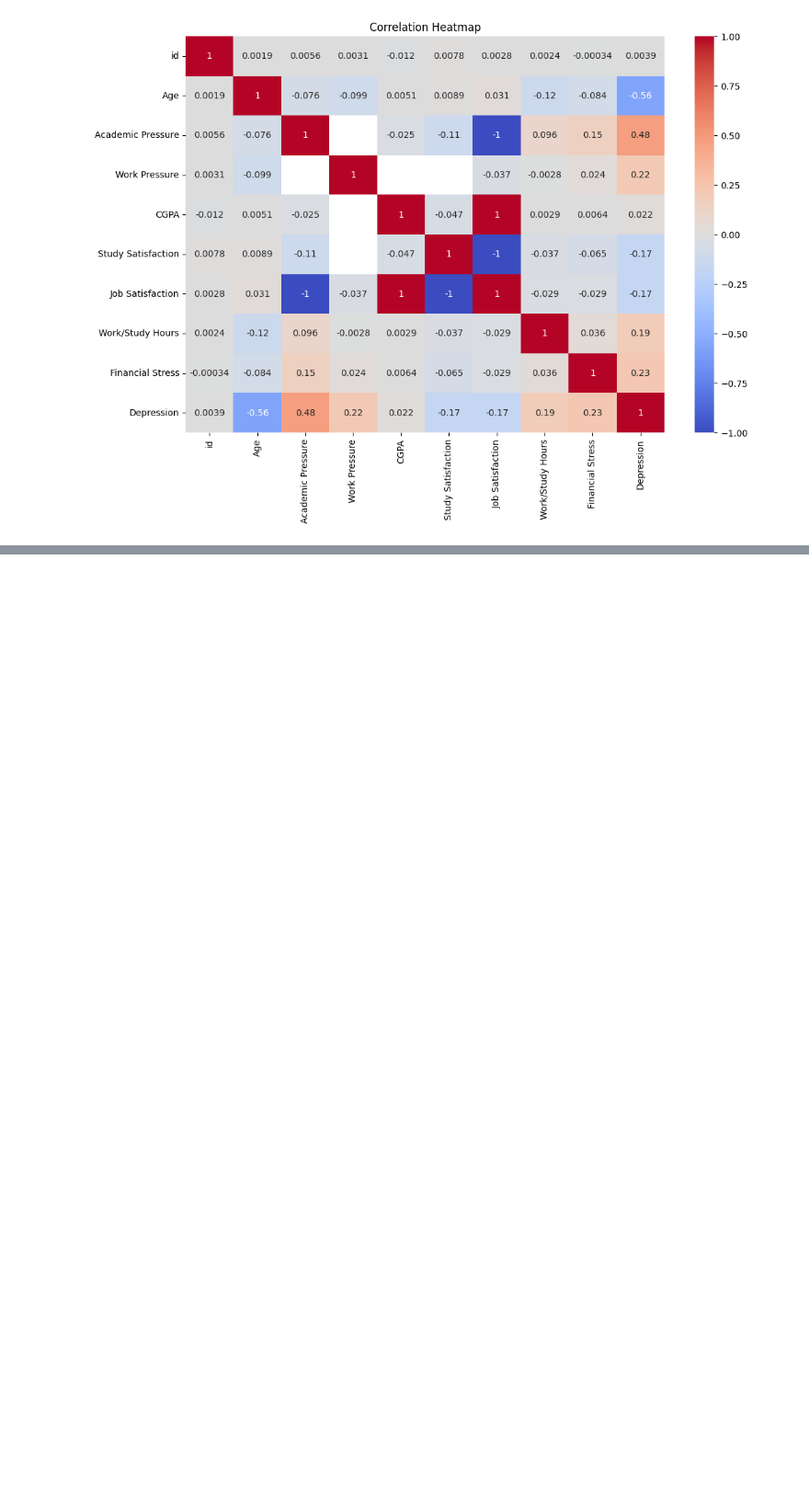
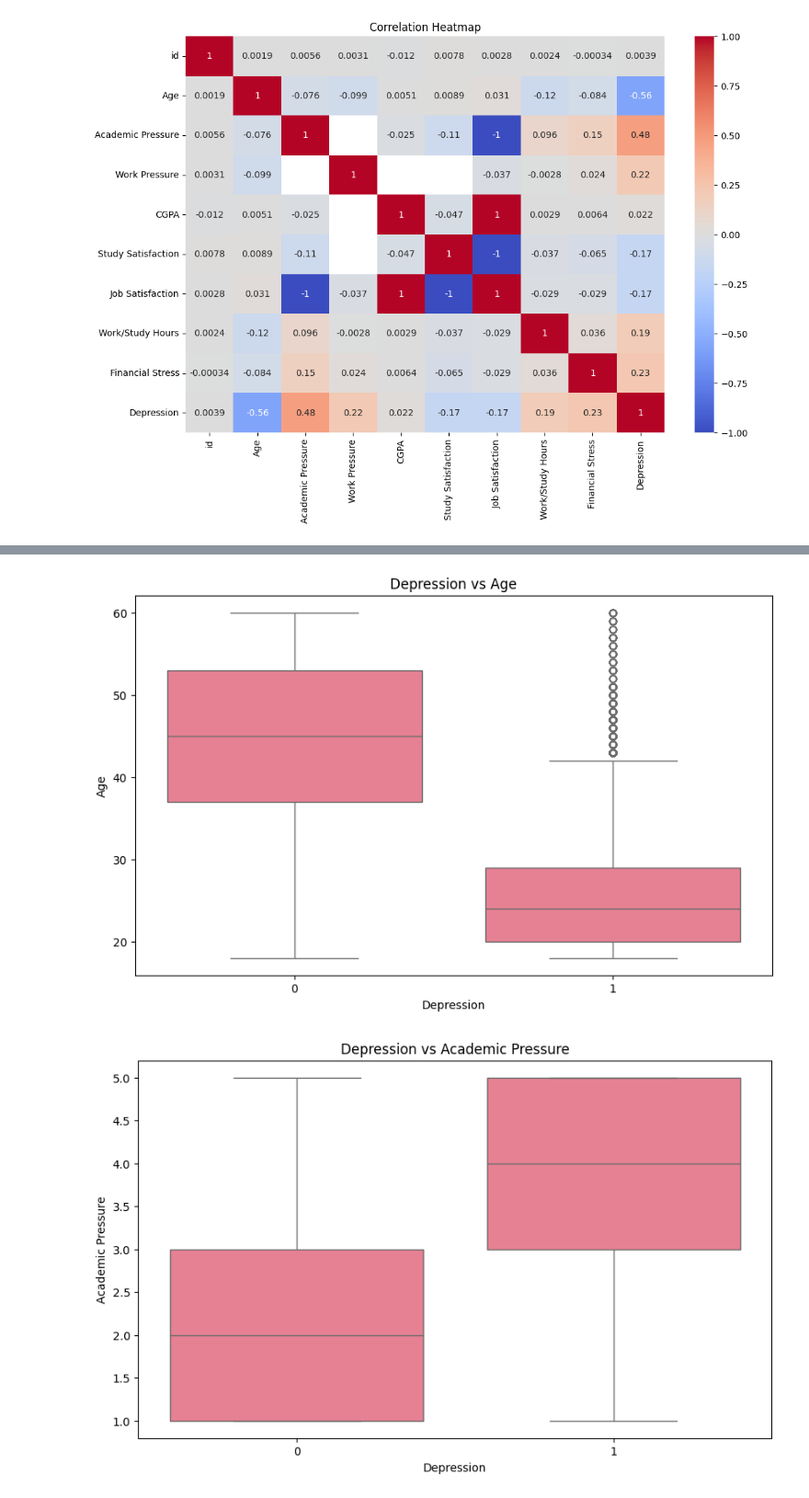
Before and after one commit to NethraGuru/mental-health-analysis, a Jupyter notebook: mental-health-analysis/mental_health_eda.ipynb, the cells around one changed output, grey strips where cells are left out. Shown at 92% size. Saved outputs shown, nothing was run; the diff lists cells and outputs as text; code cells hidden in the pictures; blank space fills up the shorter version.

```diff
--- a/mental-health-analysis/mental_health_eda.ipynb
+++ b/mental-health-analysis/mental_health_eda.ipynb
@@ -303,0 +364,8 @@ plt.show()
+# %%
+for num_col in numerical_columns:
+    plt.figure(figsize=(10, 6))
+    sns.boxplot(data=train_df, x='Depression', y=num_col)
+    plt.title(f'Depression vs {num_col}')
+# %% [output]
+[figure, added]
+[figure, added]
```
Also changed, not shown: parts of 35 cells of this notebook, 1 other file.
